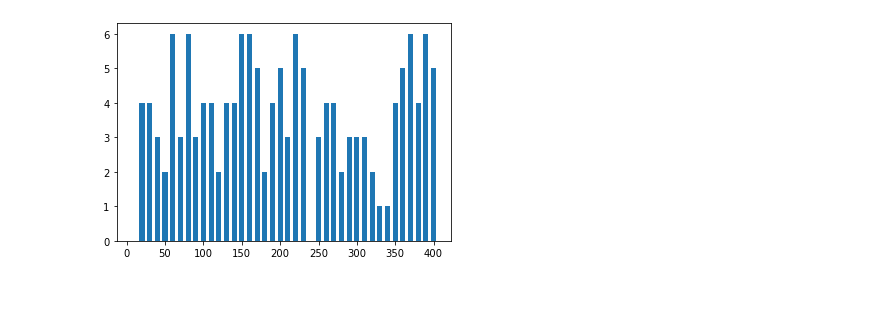
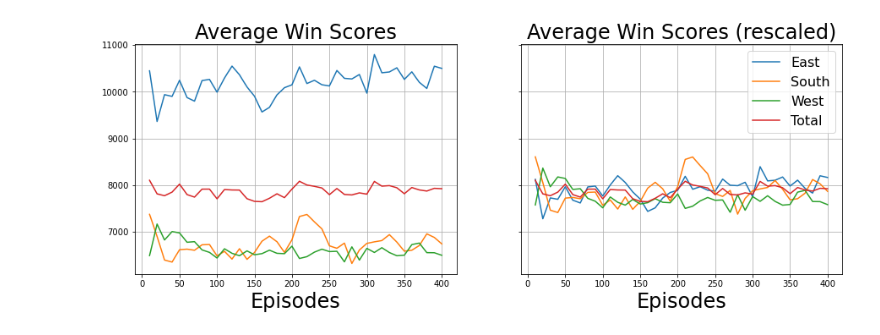
Before and after one commit to VictorZXY/Meowjong, a Jupyter notebook: evaluation/results_analysis/reinforce_visualisation.ipynb, the cells around one changed output. Drawn from its saved outputs; the diff is of its cells as text; code cells hidden in the pictures; blank space fills up the shorter version.

```diff
--- a/evaluation/results_analysis/reinforce_visualisation.ipynb
+++ b/evaluation/results_analysis/reinforce_visualisation.ipynb
@@ -61,6 +54,24 @@ plt.show()
-# %%
-plt.bar(rl_eval['eps'], rl_eval['illegal_count'], width=6.667)
-
-plt.show()
-# %% [output]
-[figure, removed]
+# %%
+fig, (ax1, ax2) = plt.subplots(1, 2, figsize=(15, 5), sharey='row')
+
+ax1.grid()
+ax1.plot(rl_eval['eps'], rl_eval['east_avg_score'], label='East')
+ax1.plot(rl_eval['eps'], rl_eval['south_avg_score'], label='South')
+ax1.plot(rl_eval['eps'], rl_eval['west_avg_score'], label='West')
+ax1.plot(rl_eval['eps'], rl_eval['total_avg_score'], label='Total')
+ax1.set_title('Average Win Scores', fontsize=24)
+ax1.set_xlabel('Episodes', fontsize=24)
+
+ax2.grid()
+ax2.plot(rl_eval['eps'], rl_eval['east_avg_score'] * (3.5 / 3) / 1.5, label='East')
+ax2.plot(rl_eval['eps'], rl_eval['south_avg_score'] * (3.5 / 3), label='South')
+ax2.plot(rl_eval['eps'], rl_eval['west_avg_score'] * (3.5 / 3), label='West')
+ax2.plot(rl_eval['eps'], rl_eval['total_avg_score'], label='Total')
+ax2.set_title('Average Win Scores (rescaled)', fontsize=24)
+ax2.set_xlabel('Episodes', fontsize=24)
+ax2.legend(fontsize=16)
+
+plt.savefig("../../../../Dissertation/figs/rl-win-rates.png", bbox_inches='tight')
+plt.show()
+# %% [output]
+[figure, added]
```
Also changed, not shown: parts of 7 cells of this notebook, 3 other files.
